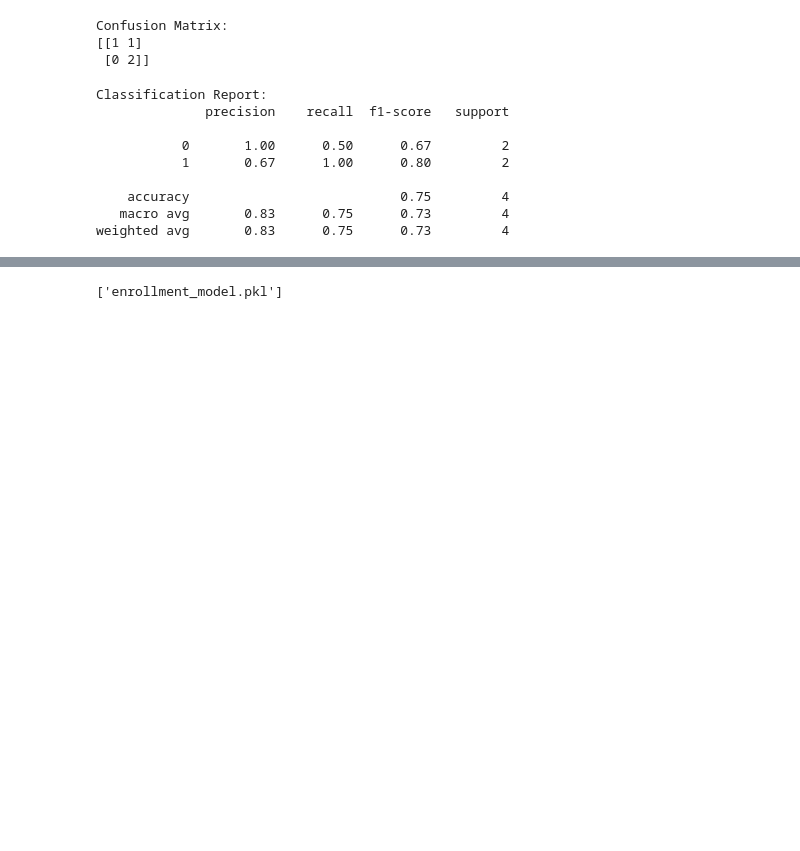
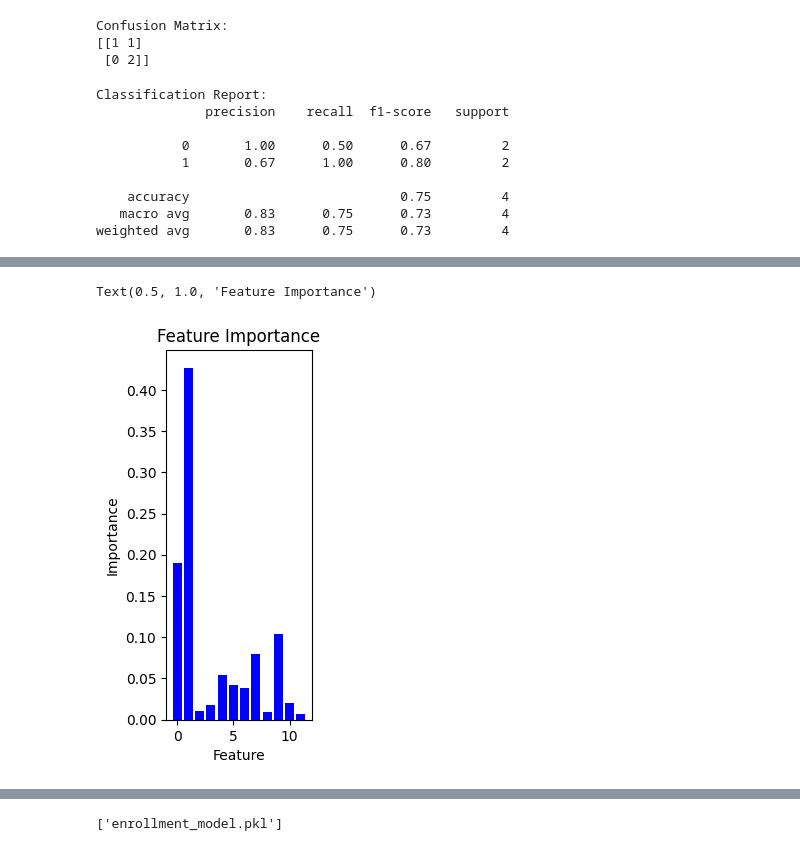
Before and after one commit to TheODDYSEY/Student-Perfomance-Model, a Jupyter notebook: model_code.ipynb, the cells around one changed output, grey strips where cells are left out. Cells and saved outputs as stored; diff of their text form; code cells hidden in the pictures; blank space fills up the shorter version.

```diff
--- a/model_code.ipynb
+++ b/model_code.ipynb
@@ -89,0 +106,12 @@ weighted avg       0.83      0.75      0.73         4
+# %%
+# Feature Importance Plot
+plt.subplot(1, 3, 2)
+importances = classifier.feature_importances_
+indices = range(len(importances))
+plt.bar(indices, importances, color='b')
+plt.xlabel('Feature')
+plt.ylabel('Importance')
+plt.title('Feature Importance')
+# %% [output]
+Text(0.5, 1.0, 'Feature Importance')
+[figure, added]
```
Also changed, not shown: parts of 3 cells of this notebook, 1 other file.
